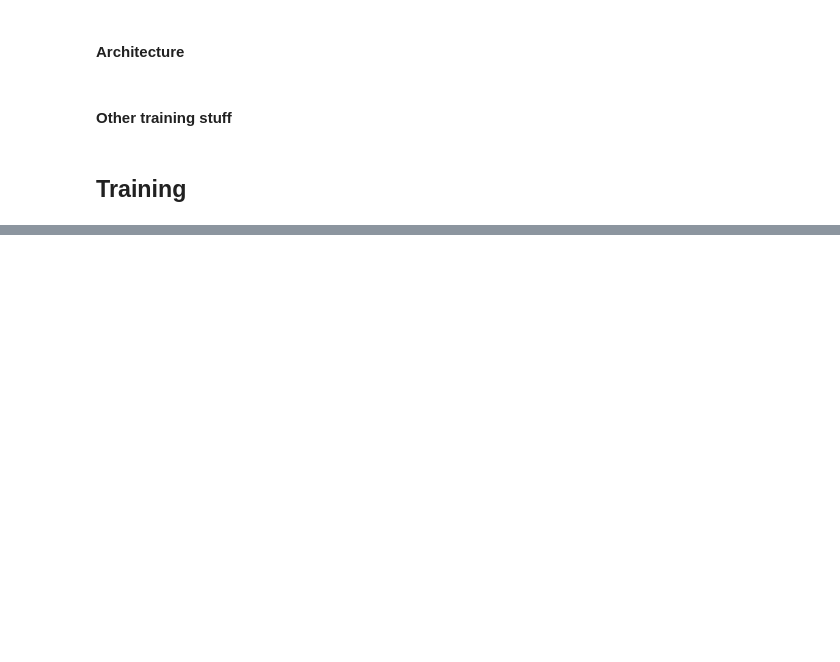
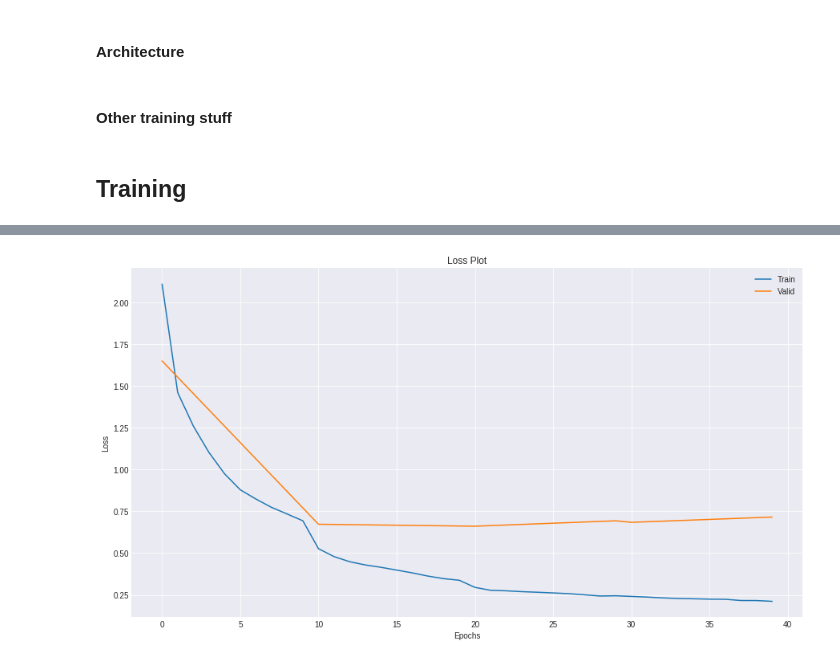
Before and after one commit to bpaszko/MGU-conv, a Jupyter notebook: notebooks/1-bp-playground.ipynb, the cells around one changed output, grey strips where cells are left out. Drawn from its saved outputs; the diff is of its cells as text; code cells hidden in the pictures; blank space fills up the shorter version.

```diff
--- a/notebooks/1-bp-playground.ipynb
+++ b/notebooks/1-bp-playground.ipynb
@@ -309,0 +383,4 @@ def train(model, dataloaders, criterion, optimizer, scheduler, epochs, test_epoc
+# %%
+summary.plot_loss(figsize=(15,8))
+# %% [output]
+[figure, added]
```
Also changed, not shown: parts of 45 cells of this notebook.
